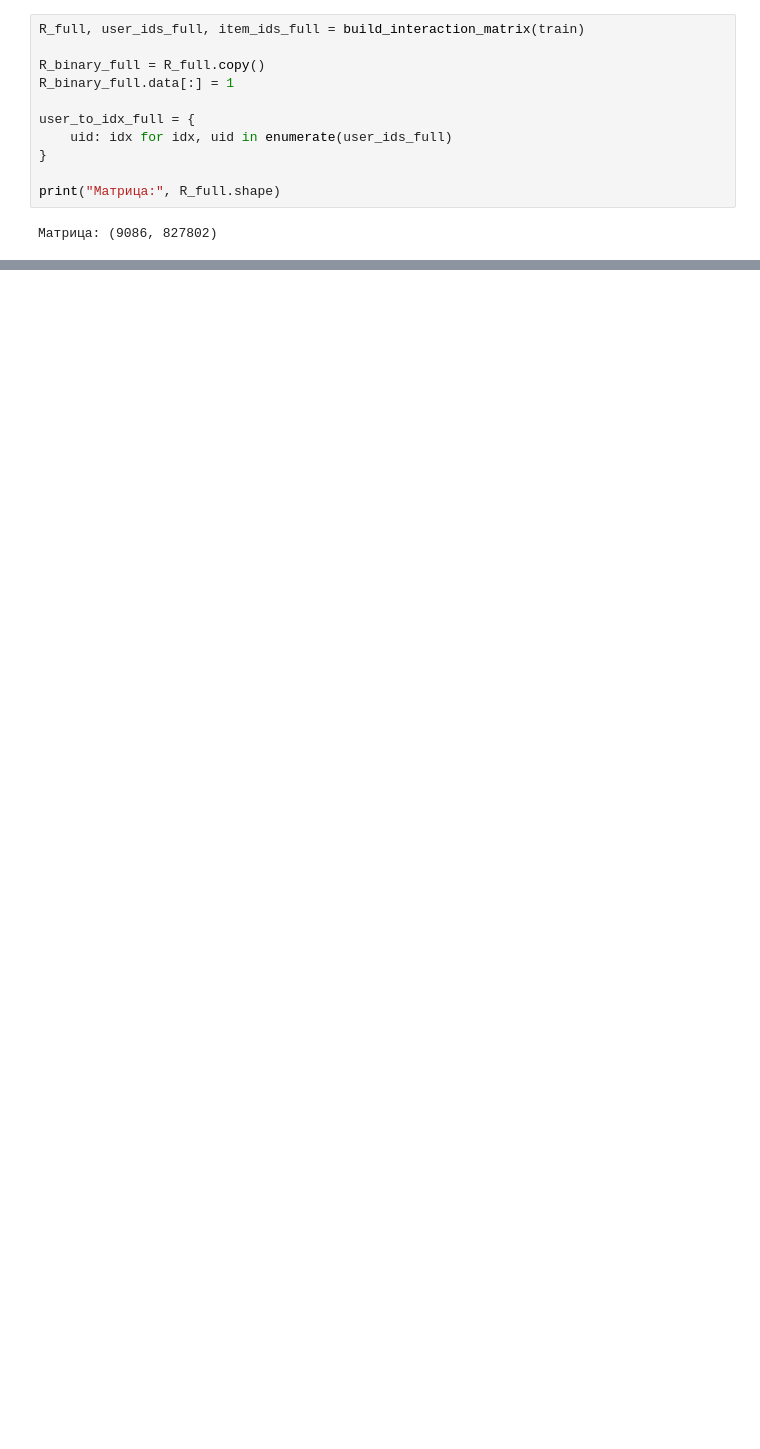
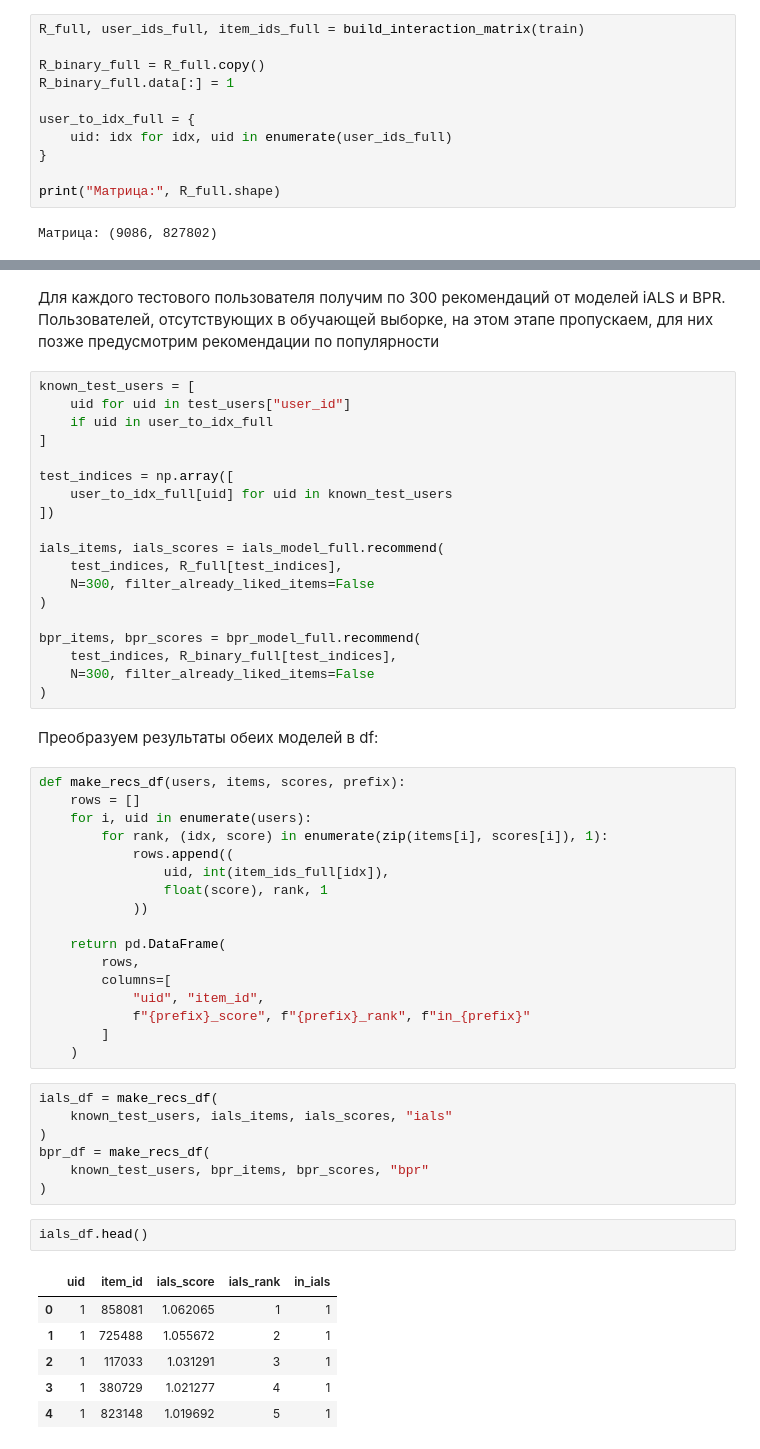
Before and after one commit to BeSoEv/music-recommendation-system, a Jupyter notebook: solution.ipynb, the cells around one changed output, grey strips where cells are left out. Drawn from its saved outputs; the diff is of its cells as text; blank space fills up the shorter version.

```diff
--- a/solution.ipynb
+++ b/solution.ipynb
@@ -1593,0 +1464,56 @@ bpr_recommendations_test = {
+# %% [markdown]
+Для каждого тестового пользователя получим по 300 рекомендаций от моделей iALS и BPR. Пользователей, отсутствующих в обучающей выборке, на этом этапе пропускаем, для них позже предусмотрим рекомендации по популярности
+# %%
+known_test_users = [
+    uid for uid in test_users["user_id"]
+    if uid in user_to_idx_full
+]
+
+test_indices = np.array([
+    user_to_idx_full[uid] for uid in known_test_users
+])
+
+ials_items, ials_scores = ials_model_full.recommend(
+    test_indices, R_full[test_indices],
+    N=300, filter_already_liked_items=False
+)
+
+bpr_items, bpr_scores = bpr_model_full.recommend(
+    test_indices, R_binary_full[test_indices],
+    N=300, filter_already_liked_items=False
+)
+# %% [markdown]
+Преобразуем результаты обеих моделей в df:
+# %%
+def make_recs_df(users, items, scores, prefix):
+    rows = []
+    for i, uid in enumerate(users):
+        for rank, (idx, score) in enumerate(zip(items[i], scores[i]), 1):
+            rows.append((
+                uid, int(item_ids_full[idx]),
+                float(score), rank, 1
+            ))
+
+    return pd.DataFrame(
+        rows,
+        columns=[
+            "uid", "item_id",
+            f"{prefix}_score", f"{prefix}_rank", f"in_{prefix}"
+        ]
+    )
+# %%
+ials_df = make_recs_df(
+    known_test_users, ials_items, ials_scores, "ials"
+)
+bpr_df = make_recs_df(
+    known_test_users, bpr_items, bpr_scores, "bpr"
+)
+# %%
+ials_df.head()
+# %% [output]
+|  | uid | item_id | ials_score | ials_rank | in_ials |
+| 0 | 1 | 858081 | 1.062065 | 1 | 1 |
+| 1 | 1 | 725488 | 1.055672 | 2 | 1 |
+| 2 | 1 | 117033 | 1.031291 | 3 | 1 |
+| 3 | 1 | 380729 | 1.021277 | 4 | 1 |
+| 4 | 1 | 823148 | 1.019692 | 5 | 1 |
```
Also changed, not shown: parts of 138 cells of this notebook.
